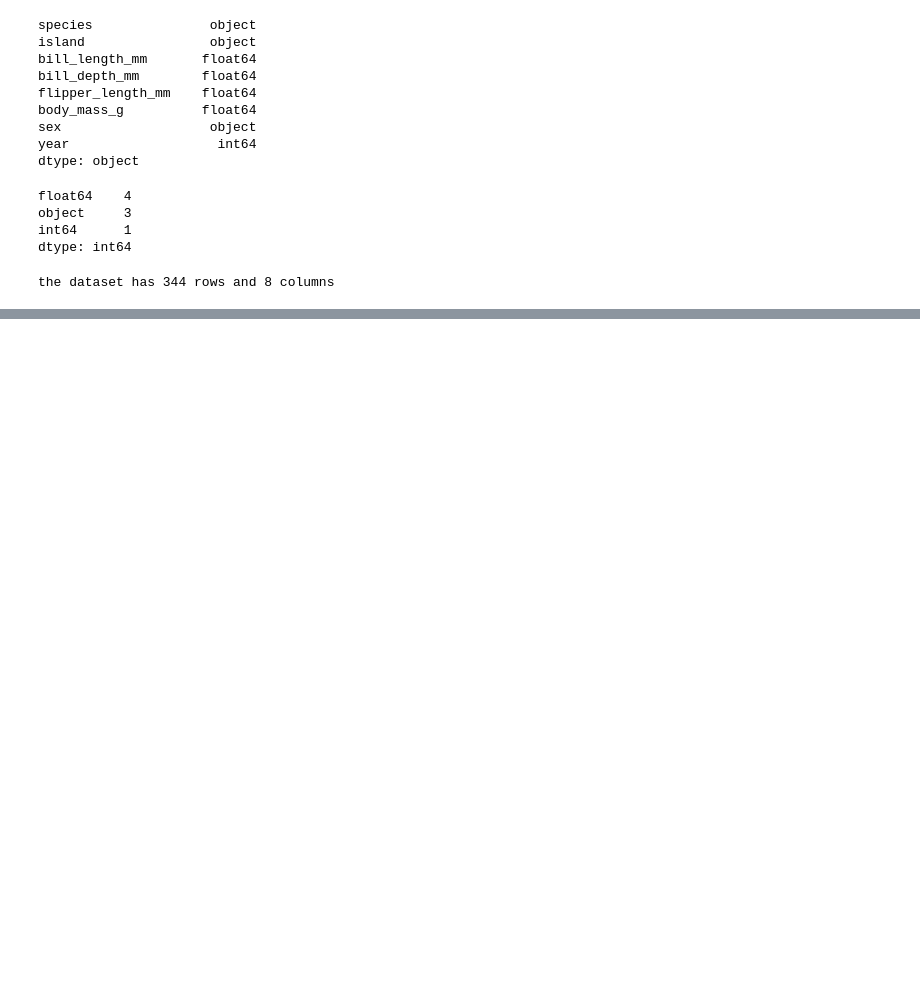
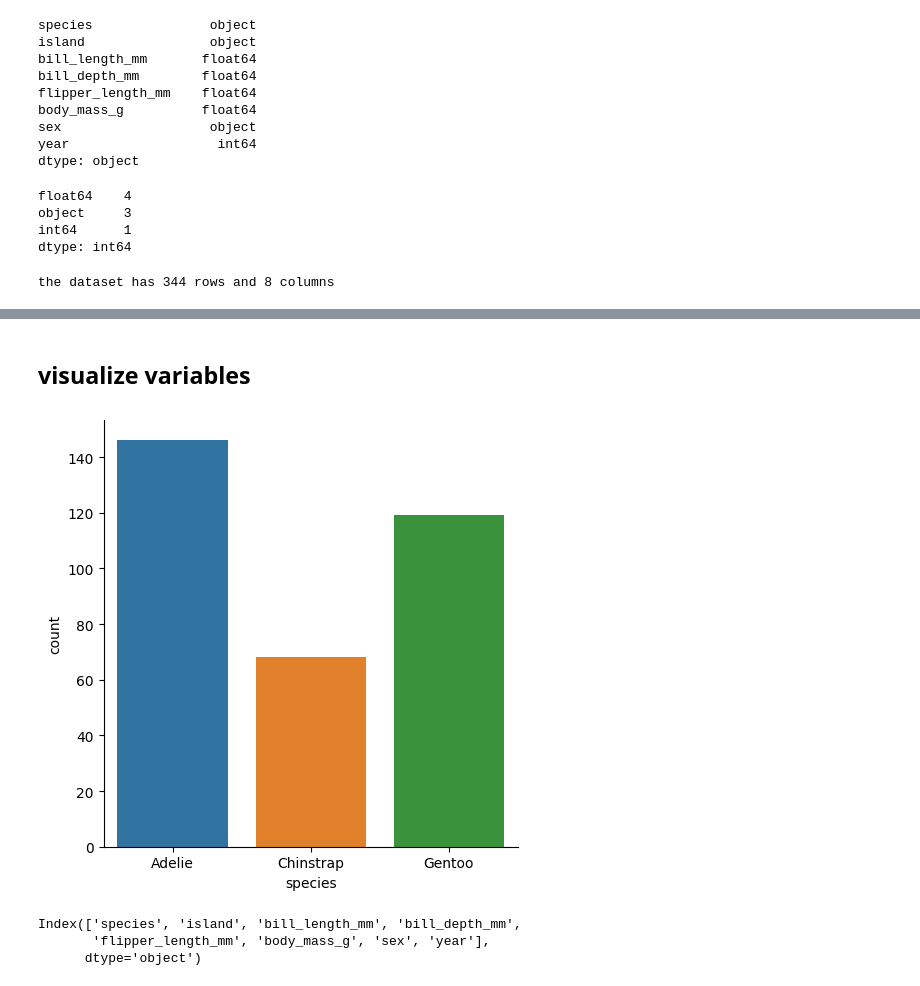
Before and after one commit to AleexSilva/Training-EDA, a Jupyter notebook: python-files/intro.ipynb, the cells around one changed output, grey strips where cells are left out. Cells and saved outputs as stored; diff of their text form; code cells hidden in the pictures; blank space fills up the shorter version.

```diff
--- a/python-files/intro.ipynb
+++ b/python-files/intro.ipynb
@@ -68,0 +161,8 @@ print(''.format(df.isnull().sum().sum()))
+# %%
+df = (
+    df.astype({
+        'species': 'category',
+        'island': 'category',
+        'sex': 'category'
+    })
+)
@@ -68,0 +197,16 @@ print(''.format(df.isnull().sum().sum()))
+# %% [markdown]
+## visualize variables
+# %%
+sns.catplot(data=df,
+            x='species',
+            kind='count'
+            )
+plt.show()
+# %% [output]
+[figure, added]
+# %%
+df.columns
+# %% [output]
+Index(['species', 'island', 'bill_length_mm', 'bill_depth_mm',
+       'flipper_length_mm', 'body_mass_g', 'sex', 'year'],
+      dtype='object')
```
Also changed, not shown: parts of 21 cells of this notebook.
